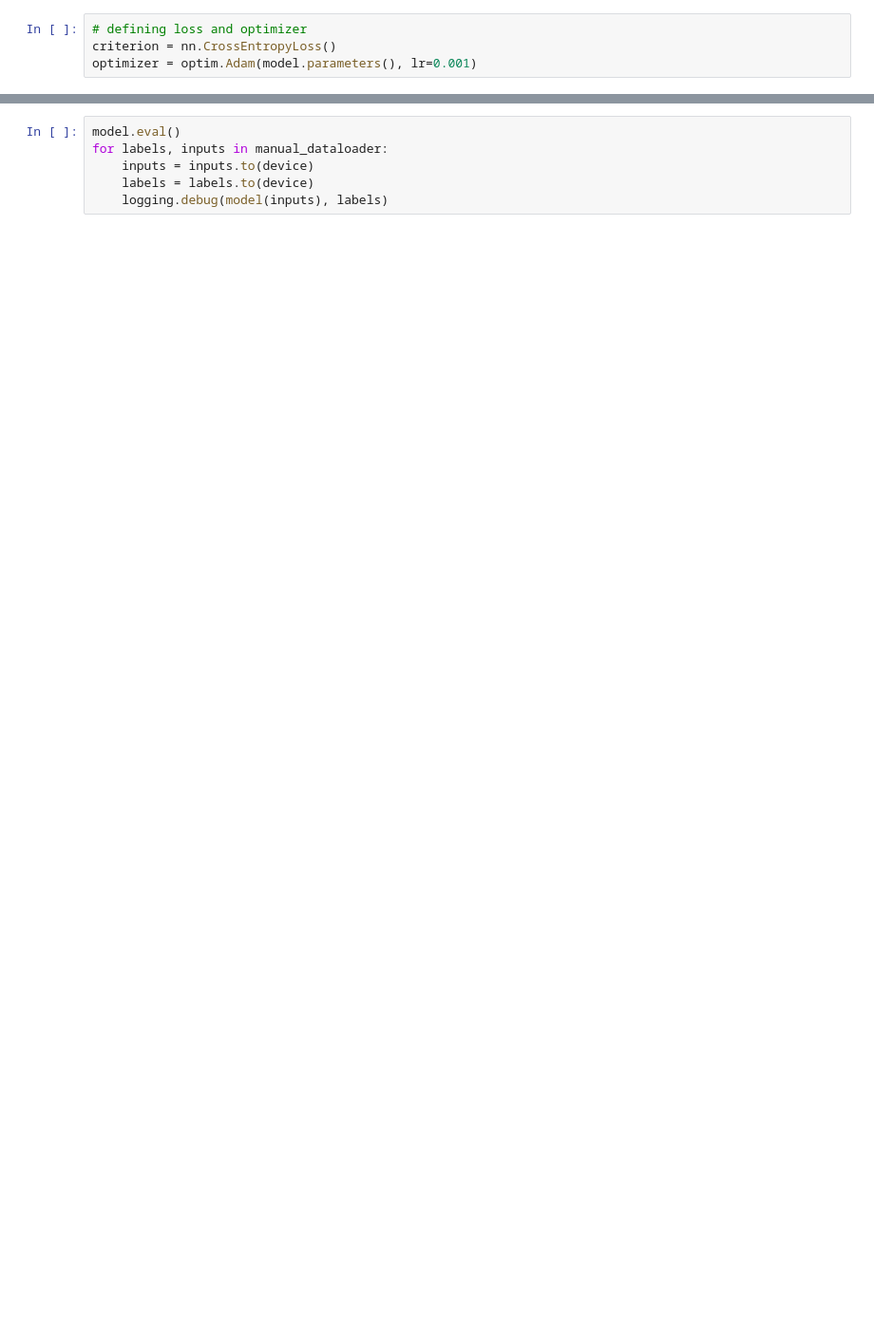
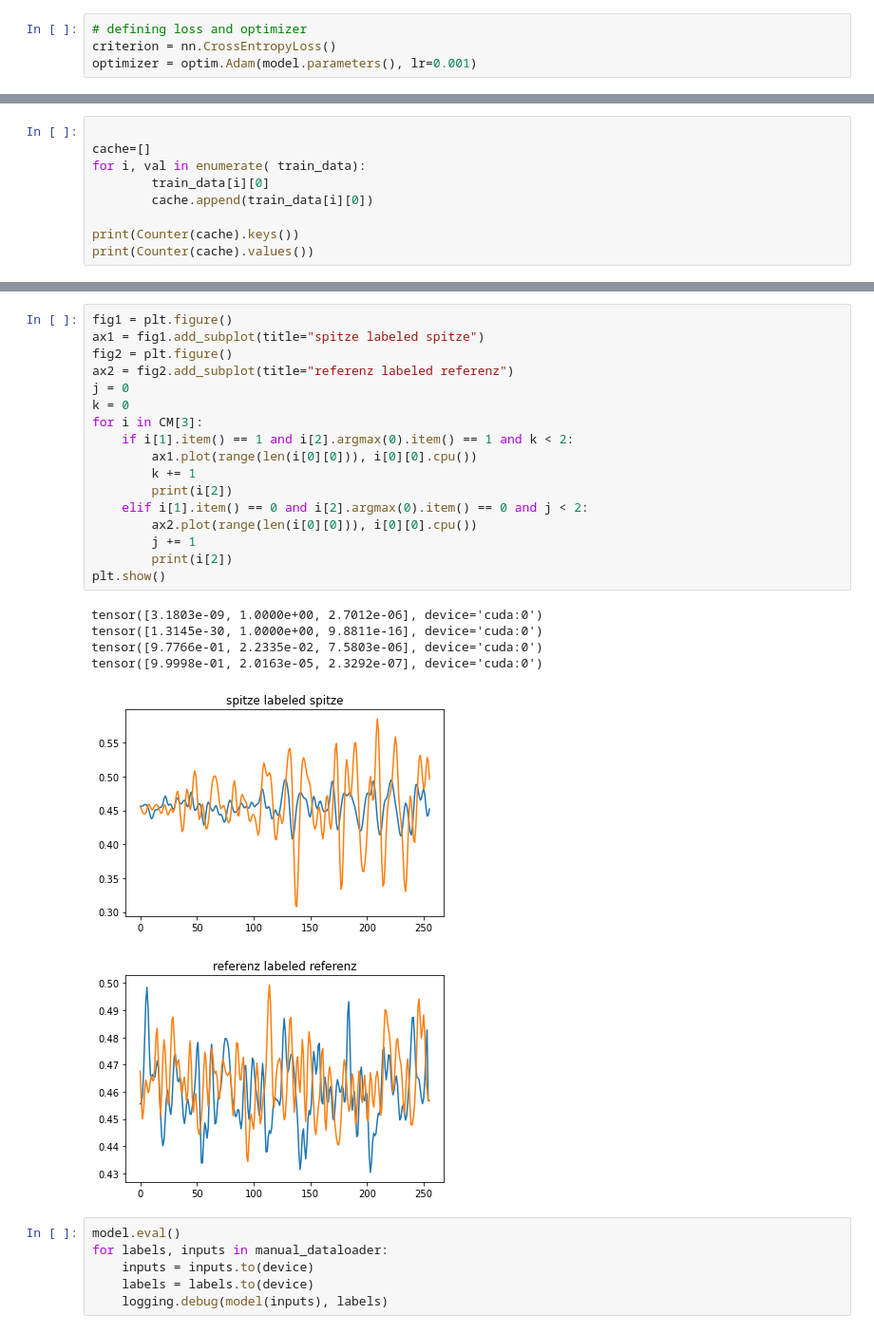
Before and after one commit to intlKtnx/entladung, a Jupyter notebook: entladung_notebook.ipynb, the cells around one changed output, grey strips where cells are left out. Shown at 95% size. Drawn from its saved outputs; the diff is of its cells as text; blank space fills up the shorter version.

```diff
--- a/entladung_notebook.ipynb
+++ b/entladung_notebook.ipynb
@@ -184,0 +238,9 @@ manual_dataloader = DataLoader(customData.manual_data_cache, batch_size=4, shuff
+# %%
+
+cache=[]
+for i, val in enumerate( train_data):
+        train_data[i][0]
+        cache.append(train_data[i][0])
+
+print(Counter(cache).keys())
+print(Counter(cache).values())
@@ -210,3 +321,27 @@ Finished Training
+# %%
+fig1 = plt.figure()
+ax1 = fig1.add_subplot(title="spitze labeled spitze")
+fig2 = plt.figure()
+ax2 = fig2.add_subplot(title="referenz labeled referenz")
+j = 0
+k = 0
+for i in CM[3]:
+    if i[1].item() == 1 and i[2].argmax(0).item() == 1 and k < 2:
+        ax1.plot(range(len(i[0][0])), i[0][0].cpu())
+        k += 1
+        print(i[2])
+    elif i[1].item() == 0 and i[2].argmax(0).item() == 0 and j < 2:
+        ax2.plot(range(len(i[0][0])), i[0][0].cpu())
+        j += 1
+        print(i[2])
+plt.show()
+# %% [output]
+tensor([3.1803e-09, 1.0000e+00, 2.7012e-06], device='cuda:0')
+tensor([1.3145e-30, 1.0000e+00, 9.8811e-16], device='cuda:0')
+tensor([9.7766e-01, 2.2335e-02, 7.5803e-06], device='cuda:0')
+tensor([9.9998e-01, 2.0163e-05, 2.3292e-07], device='cuda:0')
+[figure, added]
+[figure, added]
 # %%
 model.eval()
 for labels, inputs in manual_dataloader:
```
Also changed, not shown: parts of 16 cells of this notebook, 2 other files.
